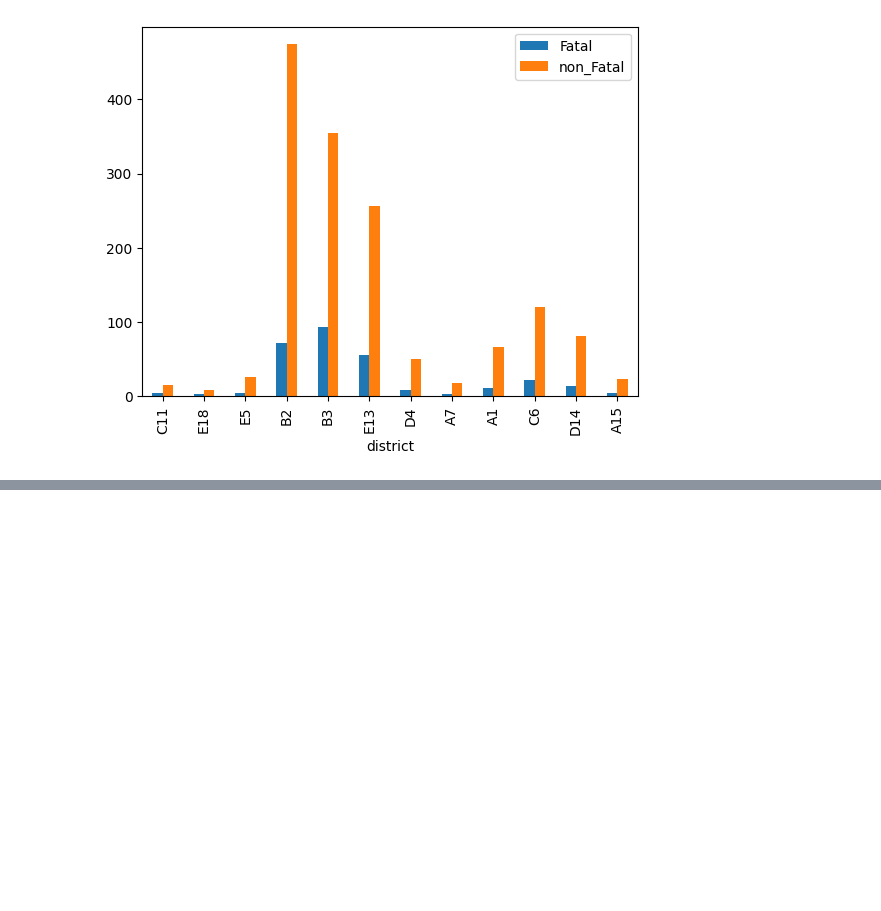
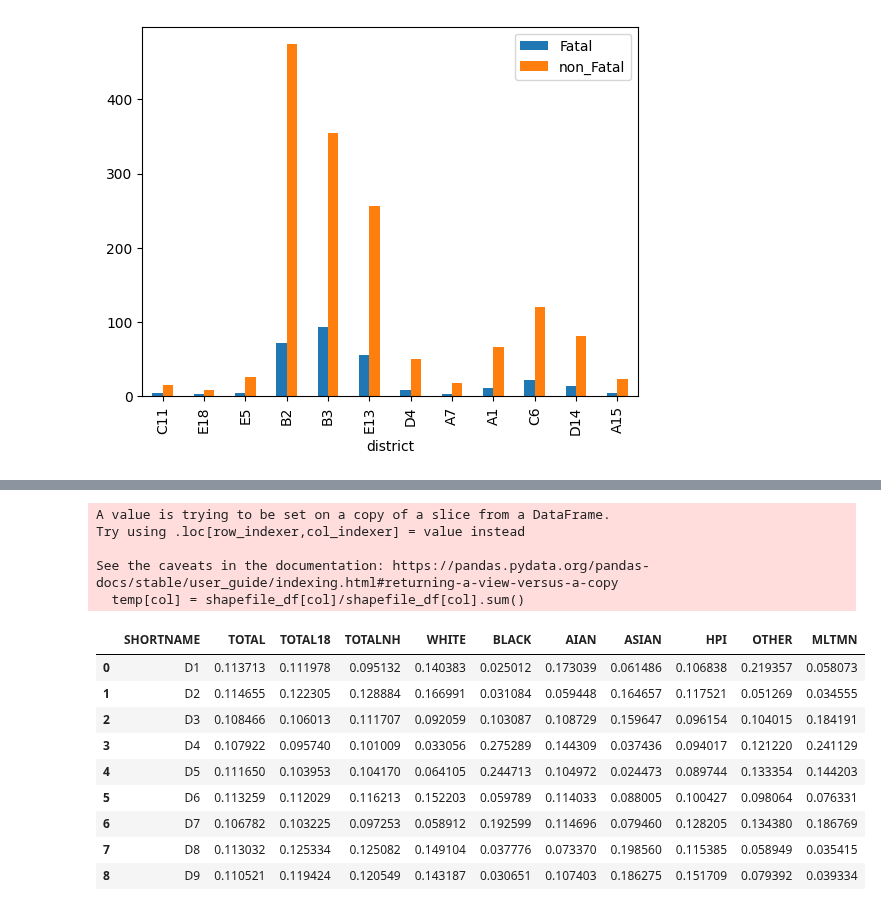
Before and after one commit to BU-Spark/ds-councilor-worrell-gun-violence, a Jupyter notebook: spring23-team-2/data/ drivers_of_violence.ipynb, the cells around one changed output, grey strips where cells are left out. Saved outputs shown, nothing was run; the diff lists cells and outputs as text; code cells hidden in the pictures; blank space fills up the shorter version.

```diff
--- a/spring23-team-2/data/ drivers_of_violence.ipynb
+++ b/spring23-team-2/data/ drivers_of_violence.ipynb
@@ -30,0 +56,23 @@ temp.plot.bar(x='district')
+# %%
+temp = shapefile_df[['SHORTNAME','TOTAL','TOTAL18','TOTALNH','WHITE', 'BLACK',
+       'AIAN', 'ASIAN', 'HPI', 'OTHER', 'MLTMN']]
+for col in temp.columns[1:]:
+    temp[col] = shapefile_df[col]/shapefile_df[col].sum()
+#temp.plot.bar(x = 'SHORTNAME', y = [lambda x: x/x.sum()])
+temp
+# %% [output]
+A value is trying to be set on a copy of a slice from a DataFrame.
+Try using .loc[row_indexer,col_indexer] = value instead
+
+See the caveats in the documentation: https://pandas.pydata.org/pandas-docs/stable/user_guide/indexing.html#returning-a-view-versus-a-copy
+  temp[col] = shapefile_df[col]/shapefile_df[col].sum()
+|  | SHORTNAME | TOTAL | TOTAL18 | TOTALNH | WHITE | BLACK | AIAN | ASIAN | HPI | OTHER | MLTMN |
+| 0 | D1 | 0.113713 | 0.111978 | 0.095132 | 0.140383 | 0.025012 | 0.173039 | 0.061486 | 0.106838 | 0.219357 | 0.058073 |
+| 1 | D2 | 0.114655 | 0.122305 | 0.128884 | 0.166991 | 0.031084 | 0.059448 | 0.164657 | 0.117521 | 0.051269 | 0.034555 |
+| 2 | D3 | 0.108466 | 0.106013 | 0.111707 | 0.092059 | 0.103087 | 0.108729 | 0.159647 | 0.096154 | 0.104015 | 0.184191 |
+| 3 | D4 | 0.107922 | 0.095740 | 0.101009 | 0.033056 | 0.275289 | 0.144309 | 0.037436 | 0.094017 | 0.121220 | 0.241129 |
+| 4 | D5 | 0.111650 | 0.103953 | 0.104170 | 0.064105 | 0.244713 | 0.104972 | 0.024473 | 0.089744 | 0.133354 | 0.144203 |
+| 5 | D6 | 0.113259 | 0.112029 | 0.116213 | 0.152203 | 0.059789 | 0.114033 | 0.088005 | 0.100427 | 0.098064 | 0.076331 |
+| 6 | D7 | 0.106782 | 0.103225 | 0.097253 | 0.058912 | 0.192599 | 0.114696 | 0.079460 | 0.128205 | 0.134380 | 0.186769 |
+| 7 | D8 | 0.113032 | 0.125334 | 0.125082 | 0.149104 | 0.037776 | 0.073370 | 0.198560 | 0.115385 | 0.058949 | 0.035415 |
+| 8 | D9 | 0.110521 | 0.119424 | 0.120549 | 0.143187 | 0.030651 | 0.107403 | 0.186275 | 0.151709 | 0.079392 | 0.039334 |
```
Also changed, not shown: parts of 2 cells of this notebook.
